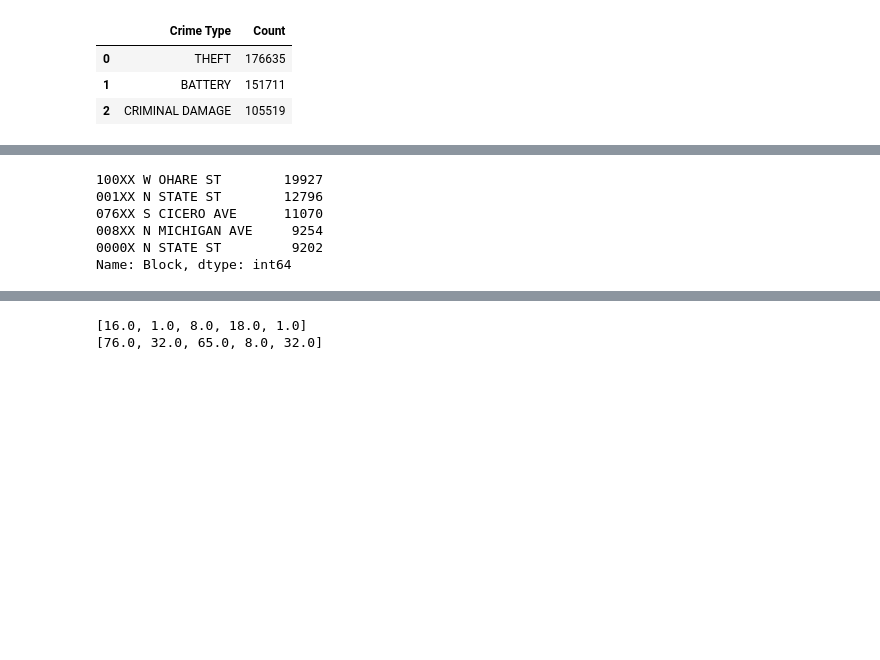
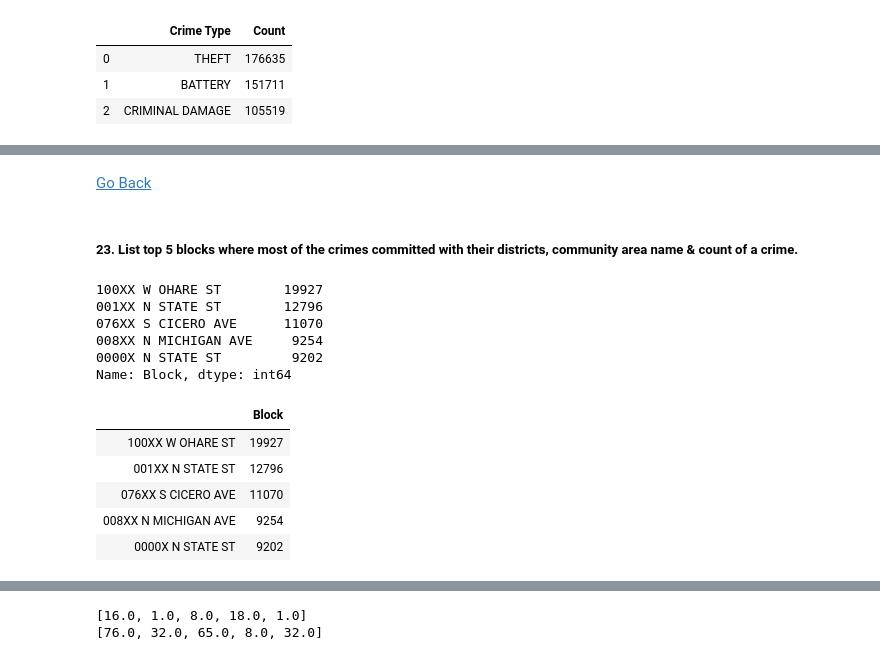
Before and after one commit to ABDULSABOOR1995/Exploratory-Data-Analysis-of-Chicago-Crime-data, a Jupyter notebook: Analysis of Chicago Crime Data.ipynb, the cells around one changed output, grey strips where cells are left out. Saved outputs shown, nothing was run; the diff lists cells and outputs as text; code cells hidden in the pictures; blank space fills up the shorter version.

```diff
--- a/Analysis of Chicago Crime Data.ipynb
+++ b/Analysis of Chicago Crime Data.ipynb
@@ -963 +1139,6 @@ crime_data.head()
+# %% [markdown]
+[Go Back](#goback)
+# %% [markdown]
+<a id='h23'></a>
+##### 23. List top 5 blocks where most of the crimes committed with their districts, community area name & count of a crime.
 # %%
@@ -971,4 +1152,12 @@ top5_blocks_where_crime_done
 0000X N STATE ST         9202
 Name: Block, dtype: int64
 # %%
-top5_blocks_where_crime_done = crime_data['Block'].value_counts()[:5].to_frame()
+top5_blocks_where_crime_comitted = crime_data['Block'].value_counts()[:5].to_frame()
+top5_blocks_where_crime_comitted
+# %% [output]
+|  | Block |
+| 100XX W OHARE ST | 19927 |
+| 001XX N STATE ST | 12796 |
+| 076XX S CICERO AVE | 11070 |
+| 008XX N MICHIGAN AVE | 9254 |
+| 0000X N STATE ST | 9202 |
```
Also changed, not shown: parts of 110 cells of this notebook.
